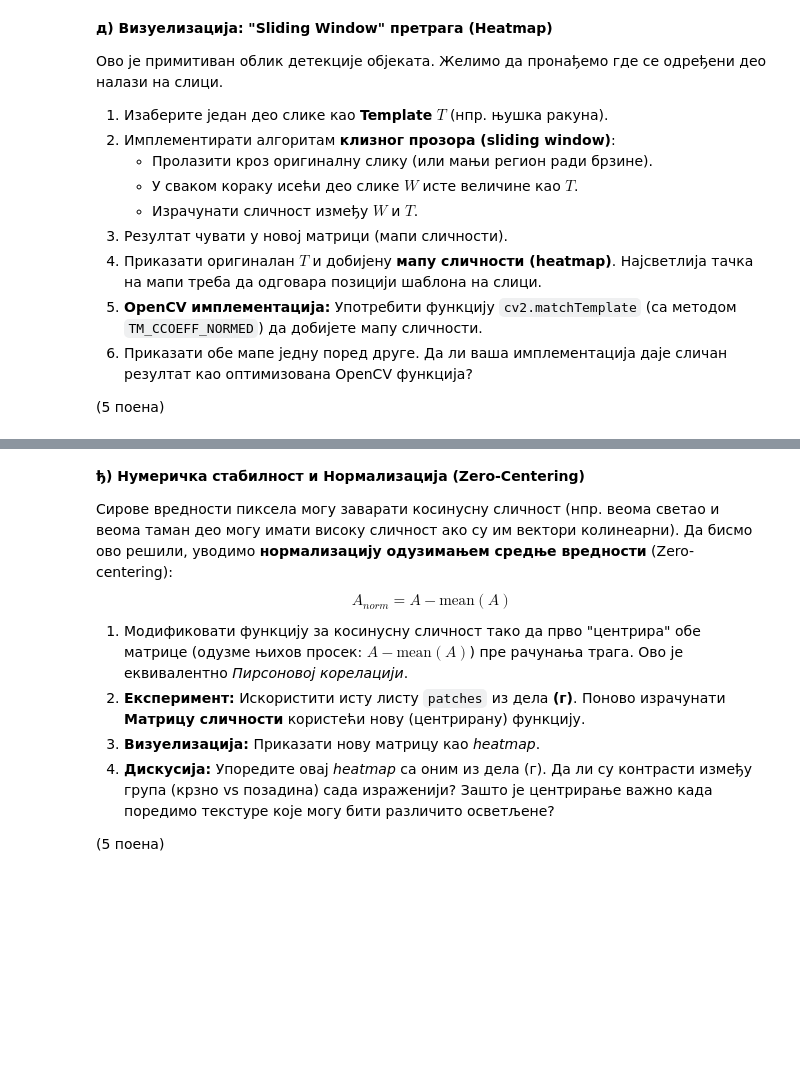
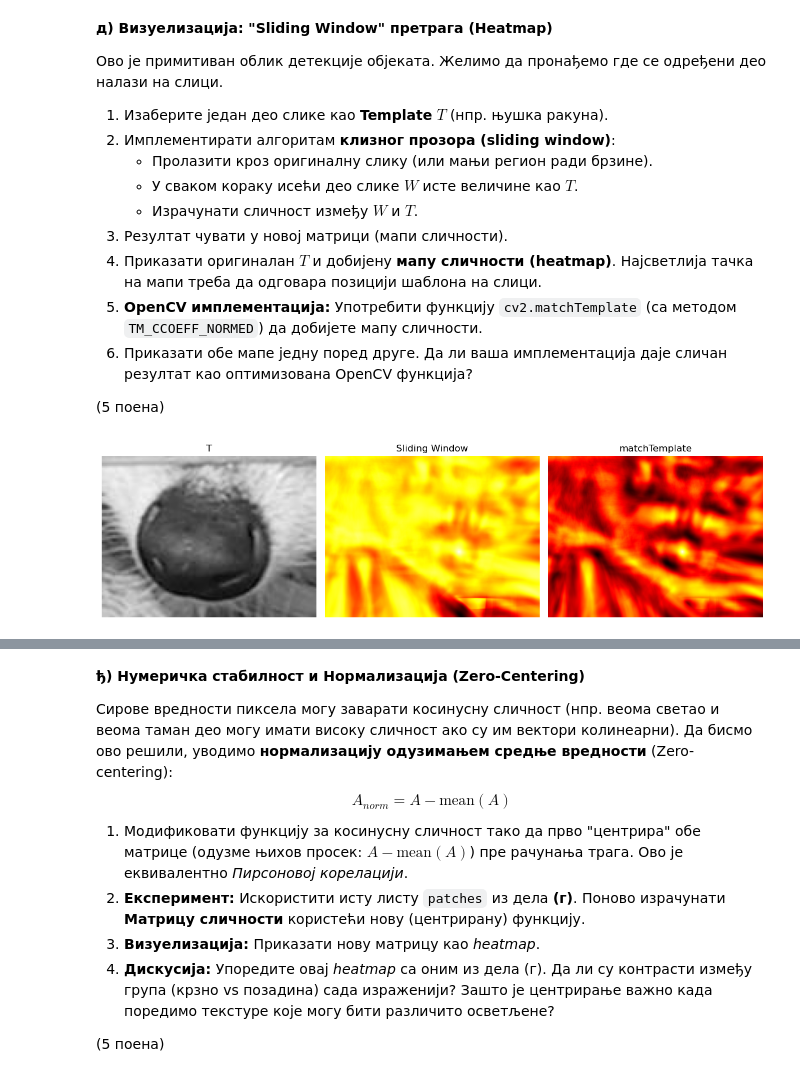
Before and after one commit to paunovicjovan/mathematical-methods-for-machine-learning, a Jupyter notebook: Homeworks/02Domaci2025-26_Jovan_Paunovic.ipynb, the cells around one changed output, grey strips where cells are left out. Drawn from its saved outputs; the diff is of its cells as text; code cells hidden in the pictures; blank space fills up the shorter version.

```diff
--- a/Homeworks/02Domaci2025-26_Jovan_Paunovic.ipynb
+++ b/Homeworks/02Domaci2025-26_Jovan_Paunovic.ipynb
@@ -785,3 +785,46 @@ Dendrogram u ovom slučaju ne grupiše ispravno delove krzna odvojeno od delova
 3.  Приказати обе мапе једну поред друге. Да ли ваша имплементација даје сличан резултат као оптимизована OpenCV функција?
 
 (5 поена)
+# %%
+def sliding_window(image, template, stride_x=1, stride_y=1):
+    h, w = template.shape
+    H, W = image.shape
+
+    out_h = (H - h) // stride_y + 1
+    out_w = (W - w) // stride_x + 1
+
+    similarity_map = np.zeros((out_h, out_w))
+
+    for i in range(0, H - h + 1, stride_y):
+        for j in range(0, W - w + 1, stride_x):
+            window = image[i:i+h, j:j+w]
+            sim = matrix_cosine_similarity(window, template)
+            similarity_map[i // stride_y, j // stride_x] = sim
+
+    return similarity_map
+
+T = rakun_gray[400:496, 560:688] # 96, 128
+similarity_map = sliding_window(rakun_gray, T, stride_x=2, stride_y=2)
+
+result_cv = cv2.matchTemplate(rakun_gray.astype(np.float32),
+                              T.astype(np.float32),
+                              cv2.TM_CCOEFF_NORMED)
+
+fig, axes = plt.subplots(1, 3, figsize=(12, 4))
+
+axes[0].imshow(T, cmap="gray")
+axes[0].set_title("T")
+axes[0].axis("off")
+
+axes[1].imshow(similarity_map, cmap="hot")
+axes[1].set_title("Sliding Window")
+axes[1].axis("off")
+
+axes[2].imshow(result_cv, cmap="hot")
+axes[2].set_title("matchTemplate")
+axes[2].axis("off")
+
+plt.tight_layout()
+plt.show()
+# %% [output]
+[figure, added]
```
Also changed, not shown: parts of 9 cells of this notebook.
